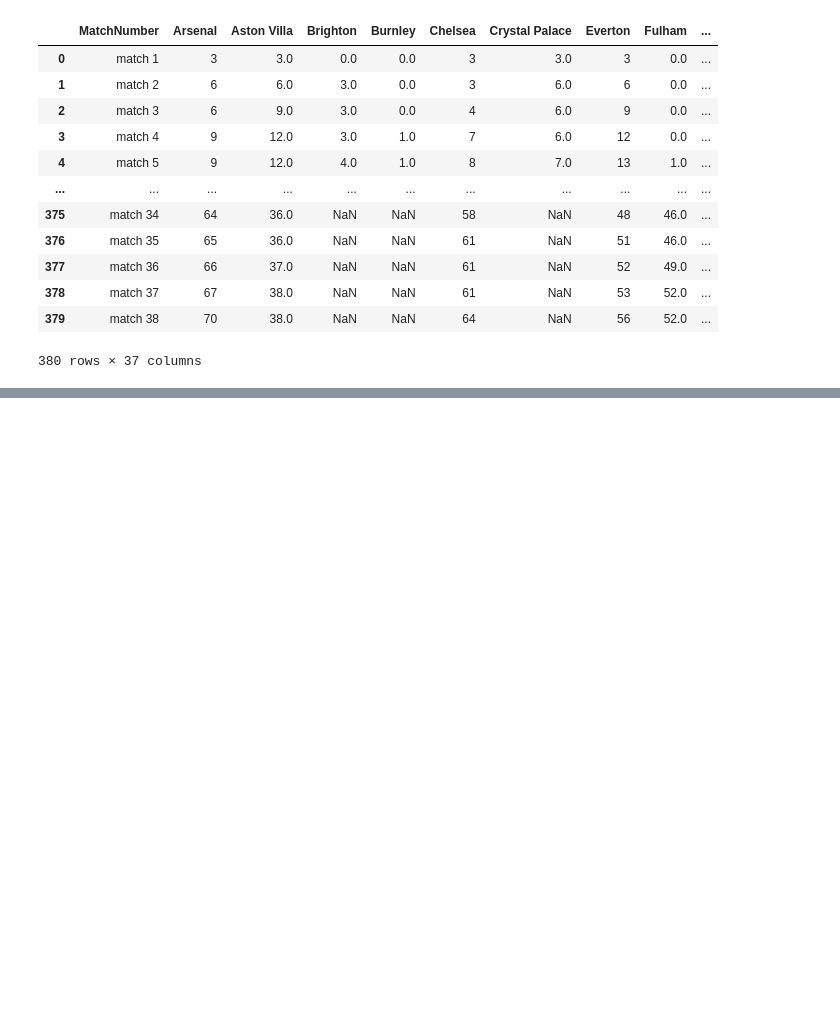
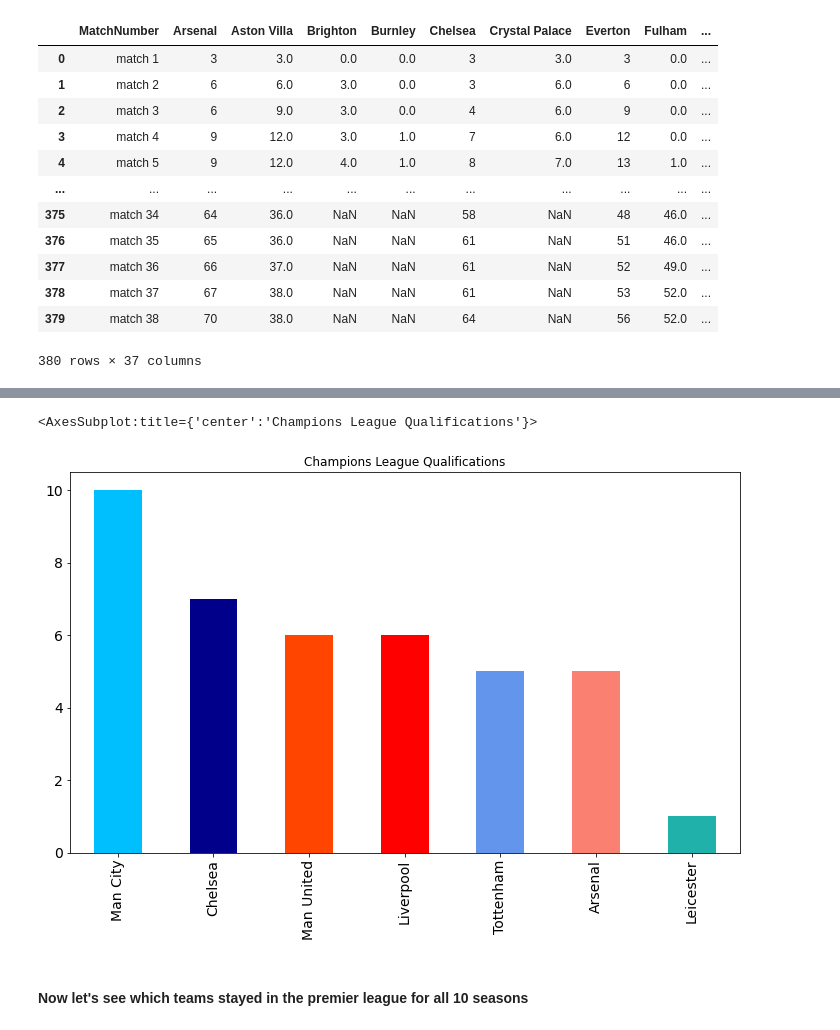
Before and after one commit to Alaa-Atef/English-Premier-League-Analysis, a Jupyter notebook: Premier League Project.ipynb, the cells around one changed output, grey strips where cells are left out. Saved outputs shown, nothing was run; the diff lists cells and outputs as text; code cells hidden in the pictures; blank space fills up the shorter version.

```diff
--- a/Premier League Project.ipynb
+++ b/Premier League Project.ipynb
@@ -441,0 +571,10 @@ totalMatchPointsOfEverySeason
+# %%
+championsLeague = seasonsTable[(seasonsTable.Position == 1) | (seasonsTable.Position == 2) | (seasonsTable.Position == 3) | (seasonsTable.Position == 4)]
+# %%
+championsColors = ['deepskyblue', 'darkblue','orangered', 'red', 'cornflowerblue', 'salmon', 'lightseagreen' ]
+championsLeague['Team'].value_counts().plot(kind='bar' , color=championsColors, title='Champions League Qualifications' , fontsize=14, figsize=(12, 7))
+# %% [output]
+<AxesSubplot:title={'center':'Champions League Qualifications'}>
+[figure, added]
+# %% [markdown]
+#### Now let's see which teams stayed in the premier league for all 10 seasons
```
Also changed, not shown: parts of 105 cells of this notebook.
